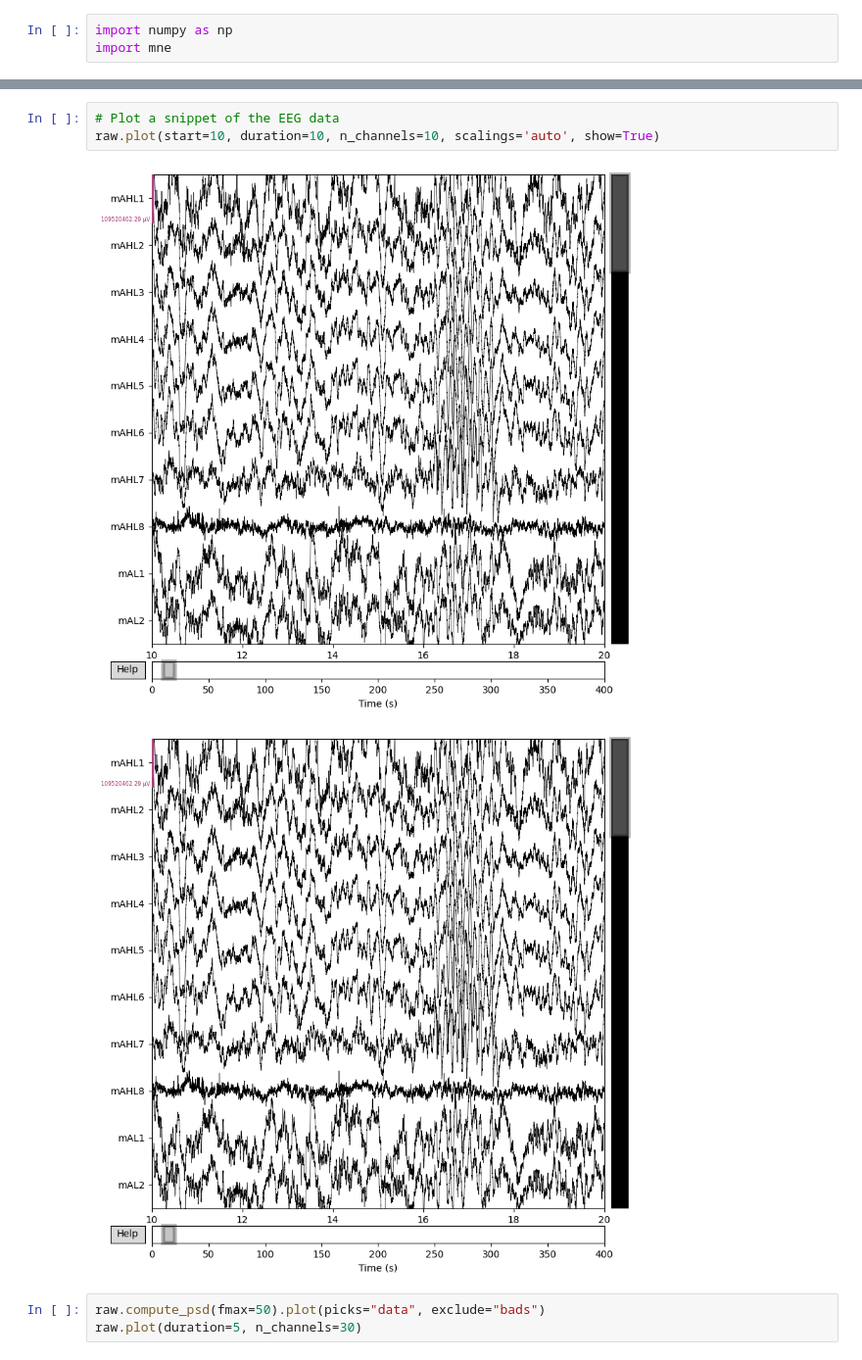
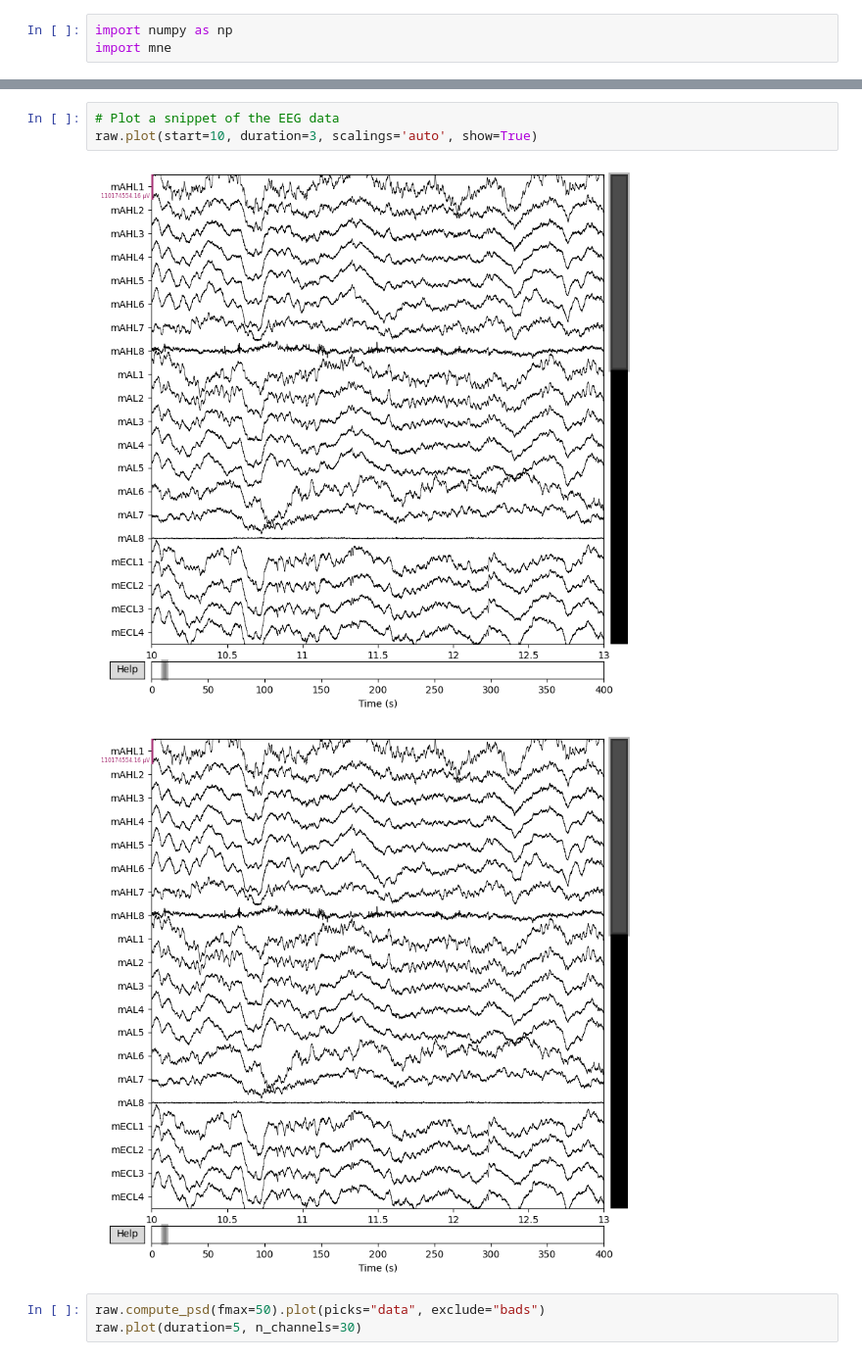
Before and after one commit to Pappol/EEGNet-improved, a Jupyter notebook: EEGNet.ipynb, the cells around one changed output, grey strips where cells are left out. Shown: that part at 98% size. Cells and saved outputs as stored; diff of their text form.

```diff
--- a/EEGNet.ipynb
+++ b/EEGNet.ipynb
@@ -28,9 +39,9 @@ Reading 0 ... 799999  =      0.000 ...   400.000 secs...
 # %%
 # Plot a snippet of the EEG data
-raw.plot(start=10, duration=10, n_channels=10, scalings='auto', show=True)
+raw.plot(start=10, duration=3, scalings='auto', show=True)
 # %% [output]
-[figure, old version]
+[figure, new version]
-[figure, old version]
+[figure, new version]
 # %%
 raw.compute_psd(fmax=50).plot(picks="data", exclude="bads")
 raw.plot(duration=5, n_channels=30)
```
Also changed, not shown: parts of 3 cells of this notebook.
